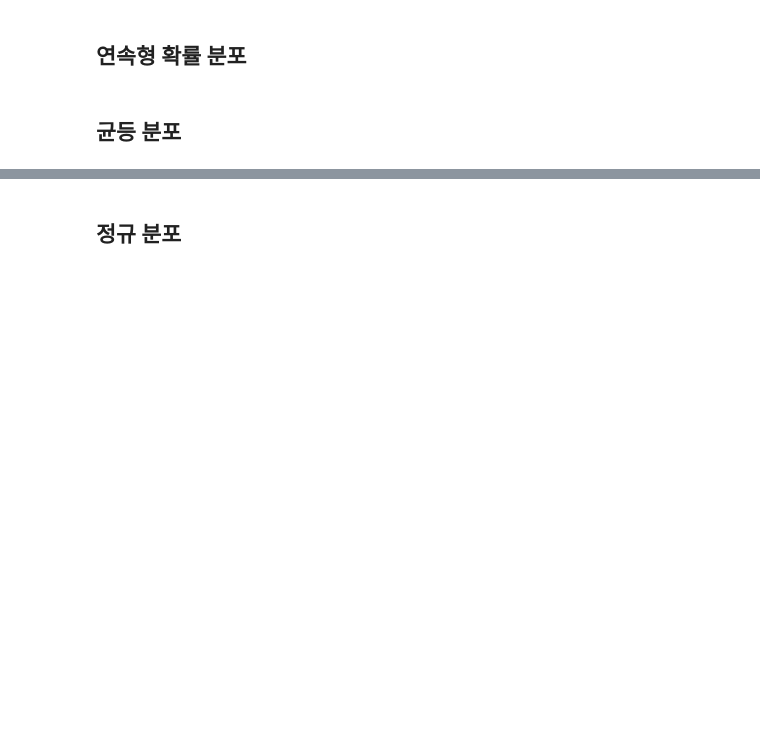
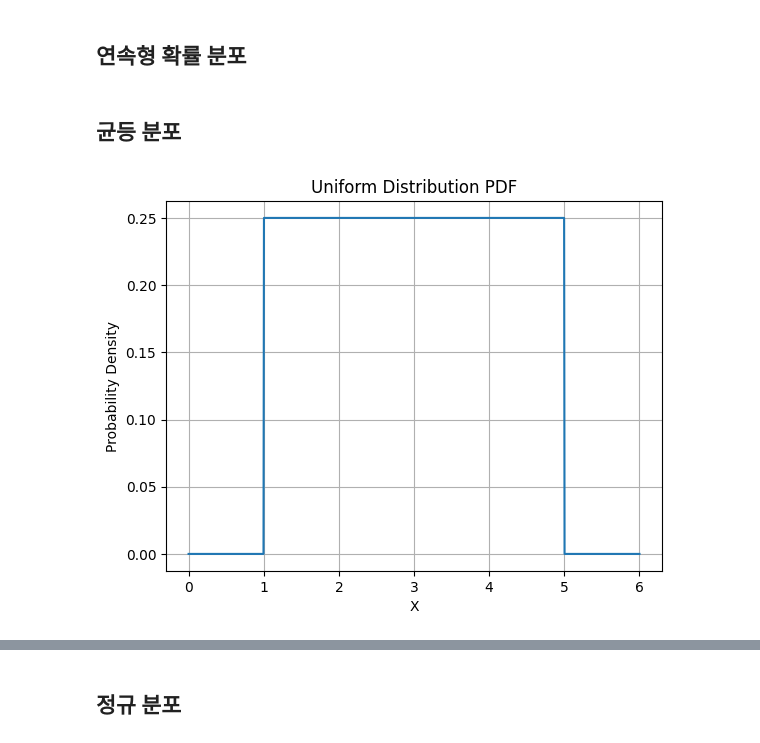
Before and after one commit to jason96819/Studying, a Jupyter notebook: statics/연속형_확률_분포.ipynb, the cells around one changed output, grey strips where cells are left out. Saved outputs shown, nothing was run; the diff lists cells and outputs as text; code cells hidden in the pictures; blank space fills up the shorter version.

```diff
--- a/statics/연속형_확률_분포.ipynb
+++ b/statics/연속형_확률_분포.ipynb
@@ -12,3 +12,22 @@ import math
 ## 균등 분포
 # %%
 from scipy.stats import uniform
+# %%
+a = 1  # 구간의 시작
+b = 5  # 구간의 끝
+
+# 그래프 범위 설정
+x = np.linspace(a - 1, b + 1, 1000)
+
+# 균등분포의 확률밀도함수 계산
+pdf = uniform.pdf(x, loc=a, scale=b-a)
+
+# 그래프 그리기
+plt.plot(x, pdf)
+plt.title('Uniform Distribution PDF')
+plt.xlabel('X')
+plt.ylabel('Probability Density')
+plt.grid(True)
+plt.show()
+# %% [output]
+[figure, added]
```
Also changed, not shown: parts of 7 cells of this notebook.
